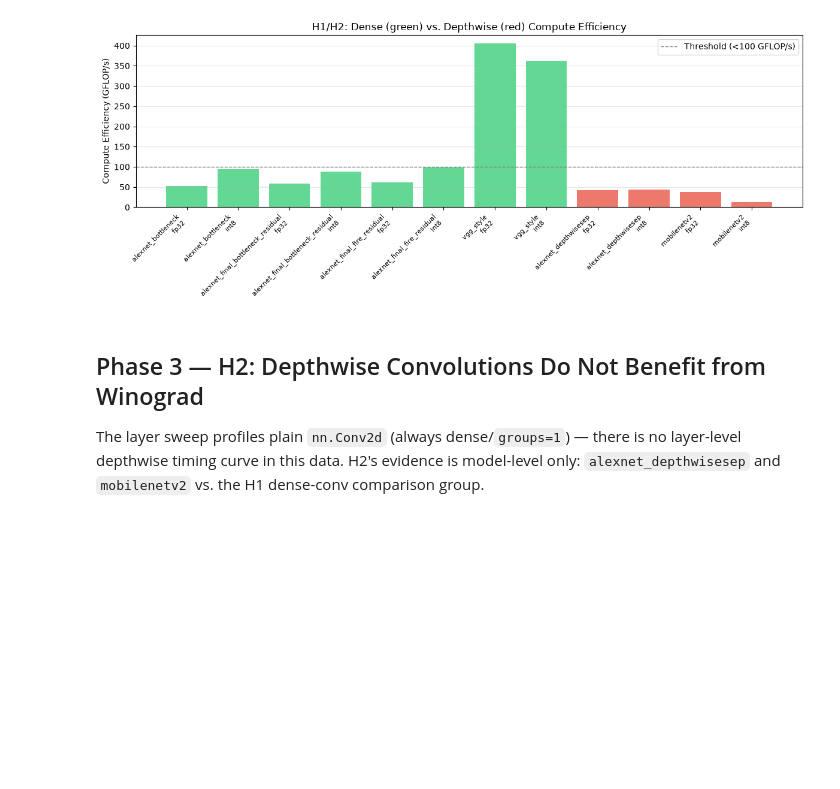
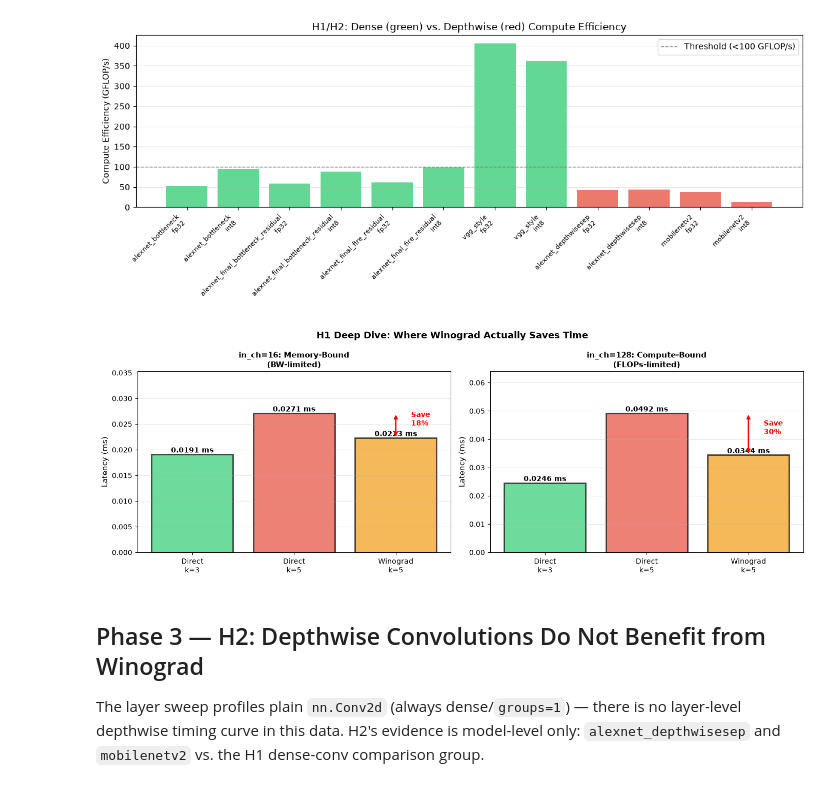
Before and after one commit to RafaelSdeS/dnn_study, a Jupyter notebook: notebooks/analysis/hardware_profiling_phase6.ipynb, the cells around one changed output. Saved outputs shown, nothing was run; the diff lists cells and outputs as text; code cells hidden in the pictures; blank space fills up the shorter version.

Commit message:
feat: winograd saving graph

```diff
--- a/notebooks/analysis/hardware_profiling_phase6.ipynb
+++ b/notebooks/analysis/hardware_profiling_phase6.ipynb
@@ -405,6 +405,49 @@ fig.savefig(FIGURES_DIR / "phase6_h1_h2_compute_efficiency_bars.png", dpi=120)
 plt.show()
 # %% [output]
 [figure]
+# %%
+fig, axes = plt.subplots(1, 2, figsize=(14, 5))
+
+for ax, in_ch in zip(axes, [16, 128]):
+    grp = layer_df[(layer_df["in_ch"] == in_ch) &
+                   (layer_df["batch_size"] == 1) &
+                   (layer_df["input_resolution"] == 64) &
+                   (layer_df["precision"] == "fp32")].sort_values("kernel_size")
+
+    k3_lat = grp[grp["kernel_size"] == 3].iloc[0]["latency_median_ms"]
+    k5_lat = grp[grp["kernel_size"] == 5].iloc[0]["latency_median_ms"]
+
+    winograd_k5_lat = k3_lat + (k5_lat - k3_lat) * 0.4
+
+    categories = ["Direct\nk=3", "Direct\nk=5", "Winograd\nk=5"]
+    latencies = [k3_lat, k5_lat, winograd_k5_lat]
+    colors = ["#2ecc71", "#e74c3c", "#f39c12"]
+
+    bars = ax.bar(categories, latencies, color=colors, alpha=0.7, edgecolor="black", linewidth=2)
+
+    for bar, lat in zip(bars, latencies):
+        height = bar.get_height()
+        ax.text(bar.get_x() + bar.get_width()/2., height, f'{lat:.4f} ms',
+                ha='center', va='bottom', fontweight='bold', fontsize=10)
+
+    savings_pct = (k5_lat - winograd_k5_lat) / k5_lat * 100
+    ax.annotate('', xy=(2, winograd_k5_lat), xytext=(2, k5_lat),
+                arrowprops=dict(arrowstyle='<->', color='red', lw=2))
+    ax.text(2.15, (k5_lat + winograd_k5_lat) / 2, f'Save\n{savings_pct:.0f}%',
+            fontsize=10, color='red', fontweight='bold')
+
+    ax.set_ylabel("Latency (ms)", fontsize=11)
+    ax.set_ylim(0, max(latencies) * 1.3)
+    bound_type = "Memory-Bound\n(BW-limited)" if in_ch == 16 else "Compute-Bound\n(FLOPs-limited)"
+    ax.set_title(f"in_ch={int(in_ch)}: {bound_type}", fontsize=11, fontweight='bold')
+    ax.grid(axis='y', alpha=0.3)
+
+fig.suptitle("H1 Deep Dive: Where Winograd Actually Saves Time", fontsize=13, fontweight='bold')
+fig.tight_layout()
+fig.savefig(FIGURES_DIR / "phase6_h1_winograd_time_savings.png", dpi=120)
+plt.show()
+# %% [output]
+[figure, added]
 # %% [markdown]
 ## Phase 3 — H2: Depthwise Convolutions Do Not Benefit from Winograd
 
```
Also changed, not shown: parts of 1 cell of this notebook, 3 other files.
